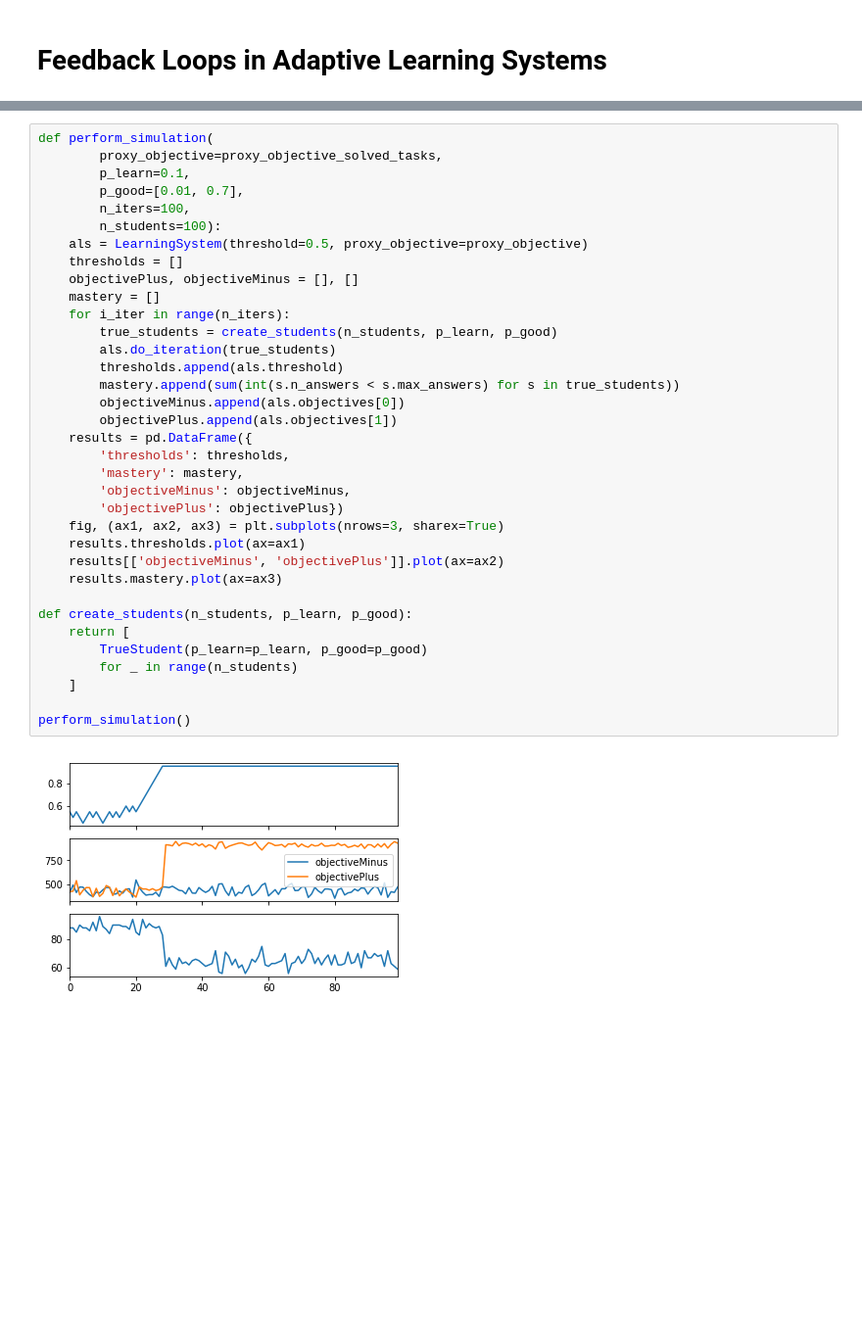
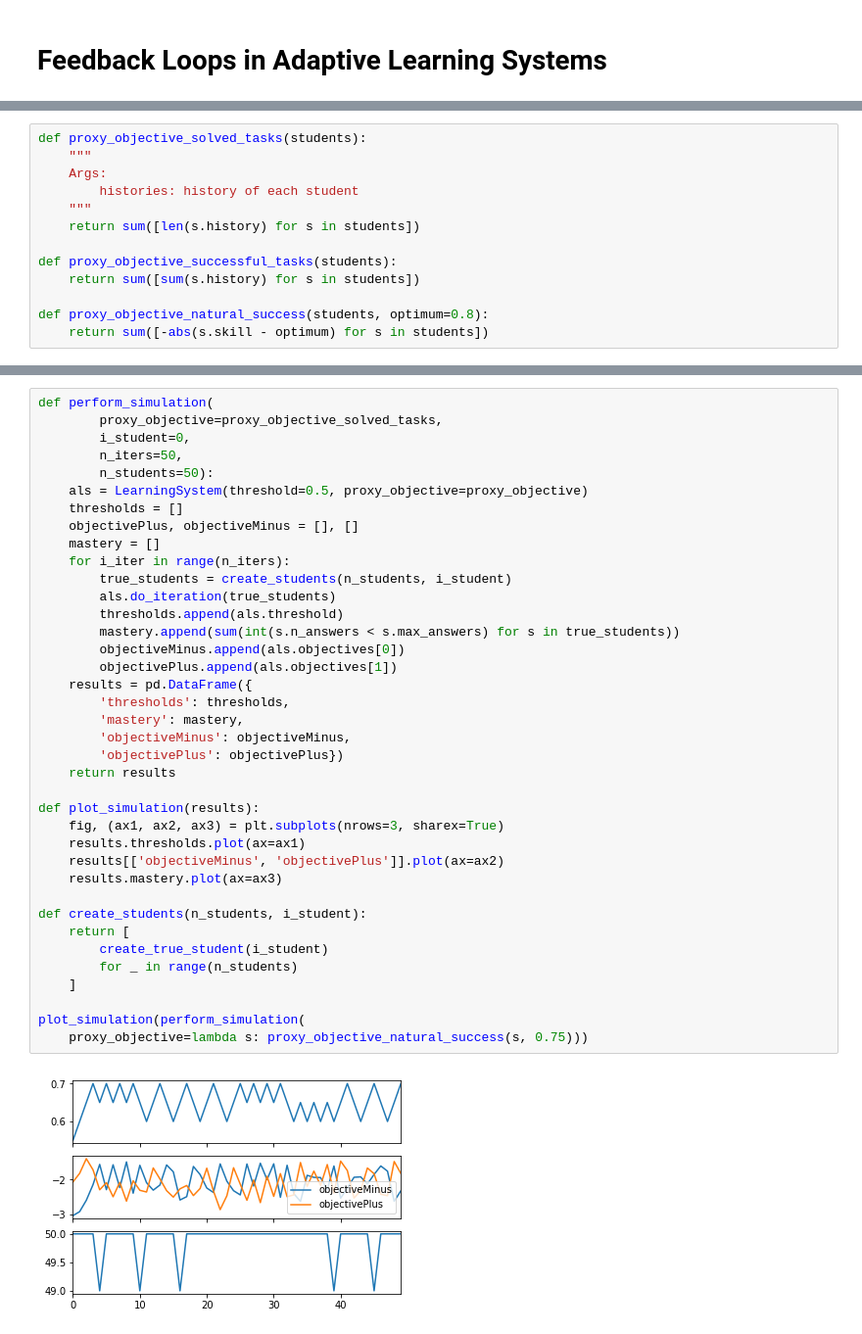
Before and after one commit to effa/iv109, a Jupyter notebook: 2018-05-09-exploration.ipynb, the cells around one changed output, grey strips where cells are left out. Shown: that part at 98% size. Saved outputs shown, nothing was run; the diff lists cells and outputs as text; blank space fills up the shorter version.

Commit message:
Evaluation of proxy metrics

```diff
--- a/2018-05-09-exploration.ipynb
+++ b/2018-05-09-exploration.ipynb
@@ -156,2 +82,15 @@ class LearningSystem:
+# %%
+def proxy_objective_solved_tasks(students):
+    """
+    Args:
+        histories: history of each student
+    """
+    return sum([len(s.history) for s in students])
+
+def proxy_objective_successful_tasks(students):
+    return sum([sum(s.history) for s in students])
+
+def proxy_objective_natural_success(students, optimum=0.8):
+    return sum([-abs(s.skill - optimum) for s in students])
 # %%
 def simulate_single_student(
@@ -170,37 +108,40 @@ simulate_single_student()
 # %%
 def perform_simulation(
         proxy_objective=proxy_objective_solved_tasks,
-        p_learn=0.1,
-        p_good=[0.01, 0.7],
-        n_iters=100,
-        n_students=100):
+        i_student=0,
+        n_iters=50,
+        n_students=50):
     als = LearningSystem(threshold=0.5, proxy_objective=proxy_objective)
     thresholds = []
     objectivePlus, objectiveMinus = [], []
     mastery = []
     for i_iter in range(n_iters):
-        true_students = create_students(n_students, p_learn, p_good)
+        true_students = create_students(n_students, i_student)
         als.do_iteration(true_students)
         thresholds.append(als.threshold)
         mastery.append(sum(int(s.n_answers < s.max_answers) for s in true_students))
         objectiveMinus.append(als.objectives[0])
         objectivePlus.append(als.objectives[1])
     results = pd.DataFrame({
         'thresholds': thresholds,
         'mastery': mastery,
         'objectiveMinus': objectiveMinus,
         'objectivePlus': objectivePlus})
+    return results
+
+def plot_simulation(results):
     fig, (ax1, ax2, ax3) = plt.subplots(nrows=3, sharex=True)
     results.thresholds.plot(ax=ax1)
     results[['objectiveMinus', 'objectivePlus']].plot(ax=ax2)
     results.mastery.plot(ax=ax3)
 
-def create_students(n_students, p_learn, p_good):
+def create_students(n_students, i_student):
     return [
-        TrueStudent(p_learn=p_learn, p_good=p_good)
+        create_true_student(i_student)
         for _ in range(n_students)
     ]
 
-perform_simulation()
+plot_simulation(perform_simulation(
+    proxy_objective=lambda s: proxy_objective_natural_success(s, 0.75)))
 # %% [output]
-[figure, old version]
+[figure, new version]
```
Also changed, not shown: parts of 12 cells of this notebook, 1 other file.
